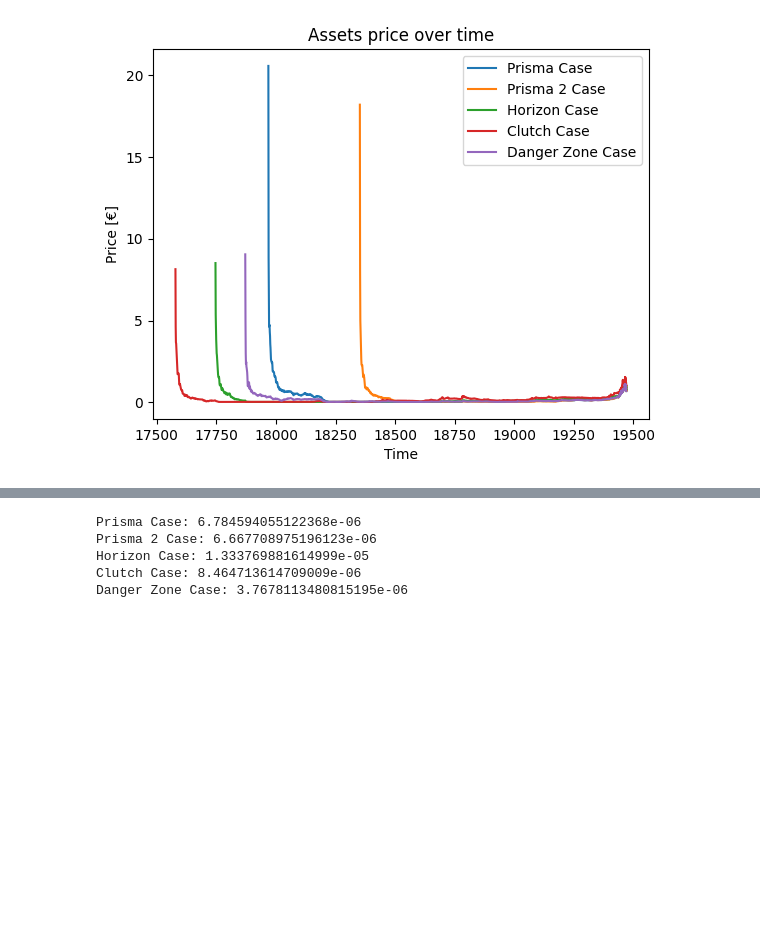
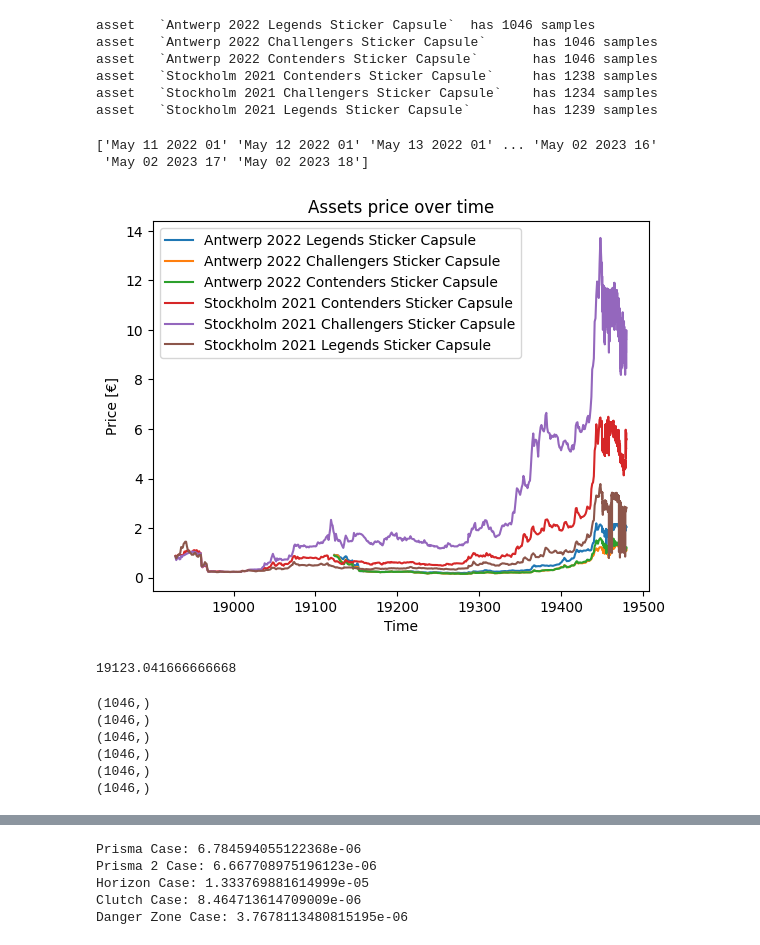
Before and after one commit to wilhelmagren/bmrf, a Jupyter notebook: investments.ipynb, the cells around one changed output, grey strips where cells are left out. Saved outputs shown, nothing was run; the diff lists cells and outputs as text; code cells hidden in the pictures; blank space fills up the shorter version.

Commit message:
stuffs capsules

```diff
--- a/investments.ipynb
+++ b/investments.ipynb
@@ -26,8 +26,12 @@ Navaja, Talon, Ursus, Stiletto
 """
 
 assets = [
-    'Prisma Case', 'Prisma 2 Case', 'Horizon Case', 'Clutch Case',
-    'Danger Zone Case',
+    'Antwerp 2022 Legends Sticker Capsule',
+    'Antwerp 2022 Challengers Sticker Capsule',
+    'Antwerp 2022 Contenders Sticker Capsule',
+    'Stockholm 2021 Contenders Sticker Capsule',
+    'Stockholm 2021 Challengers Sticker Capsule',
+    'Stockholm 2021 Legends Sticker Capsule',
 ]
 # %%
 data = {}
@@ -54,27 +58,70 @@ for asset in assets:
     dataset[asset] = {}
     dataset[asset]['price'] = np.array([p[1] for p in data[asset]])
     dataset[asset]['time'] = np.array([p[0].split(':')[0] for p in data[asset]])
+    dates = []
+    for t in dataset[asset]['time']:
+        month, day, year, time = t.split(' ')
+        dtime = datetime(int(year), m2n[month], int(day), int(time))
+        dates.append(dtime)
+    dataset[asset]['ntime'] = matplotlib.dates.date2num(dates)
+    print(f'asset\t`{asset}`\thas {len(dataset[asset]["price"])} samples')
+# %% [output]
+asset   `Antwerp 2022 Legends Sticker Capsule`  has 1046 samples
+asset   `Antwerp 2022 Challengers Sticker Capsule`      has 1046 samples
+asset   `Antwerp 2022 Contenders Sticker Capsule`       has 1046 samples
+asset   `Stockholm 2021 Contenders Sticker Capsule`     has 1238 samples
+asset   `Stockholm 2021 Challengers Sticker Capsule`    has 1234 samples
+asset   `Stockholm 2021 Legends Sticker Capsule`        has 1239 samples
+# %%
+print(dataset['Antwerp 2022 Legends Sticker Capsule']['time'])
+# %% [output]
+['May 11 2022 01' 'May 12 2022 01' 'May 13 2022 01' ... 'May 02 2023 16'
+ 'May 02 2023 17' 'May 02 2023 18']
 # %%
 from datetime import datetime
 import matplotlib.dates
 import calendar
 import matplotlib.pyplot as plt
 
 m2n = {m: i for i, m in enumerate(calendar.month_abbr)}
 del[m2n['']]
 
 for asset in assets:
-    dates = []
-    for t in dataset[asset]['time']:
-        month, day, year, time = t.split(' ')
-        dtime = datetime(int(year), m2n[month], int(day), int(time))
-        dates.append(dtime)
-    plt.plot(matplotlib.dates.date2num(dates), dataset[asset]['price'], label=asset)
+    plt.plot(dataset[asset]['ntime'], dataset[asset]['price'], label=asset)
 
 plt.title('Assets price over time')
 plt.ylabel('Price [€]')
 plt.xlabel('Time')
 plt.legend(loc='best')
 plt.show()
 # %% [output]
-[figure, old version]
+[figure, new version]
+# %%
+latest_date = -10000
+
+for asset in assets:
+    if dataset[asset]['ntime'][0] > latest_date:
+        latest_date = dataset[asset]['ntime'][0]
+
+print(latest_date)
+# %% [output]
+19123.041666666668
+# %%
+mod_dataset = {}
+for a in assets:
+    mod_dataset[a] = {}
+    # idx = list(dataset[a]['ntime']).index(latest_date)
+    lenn = len(dataset[a]['price'])
+    numm = lenn - 1046
+    mod_dataset[a]['price'] = dataset[a]['price'][numm:]
+    mod_dataset[a]['time'] = dataset[a]['time'][numm:]
+    mod_dataset[a]['ntime'] = dataset[a]['ntime'][numm:]
+
+    print(mod_dataset[a]['ntime'].shape)
+# %% [output]
+(1046,)
+(1046,)
+(1046,)
+(1046,)
+(1046,)
+(1046,)
```
Also changed, not shown: parts of 5 cells of this notebook.
